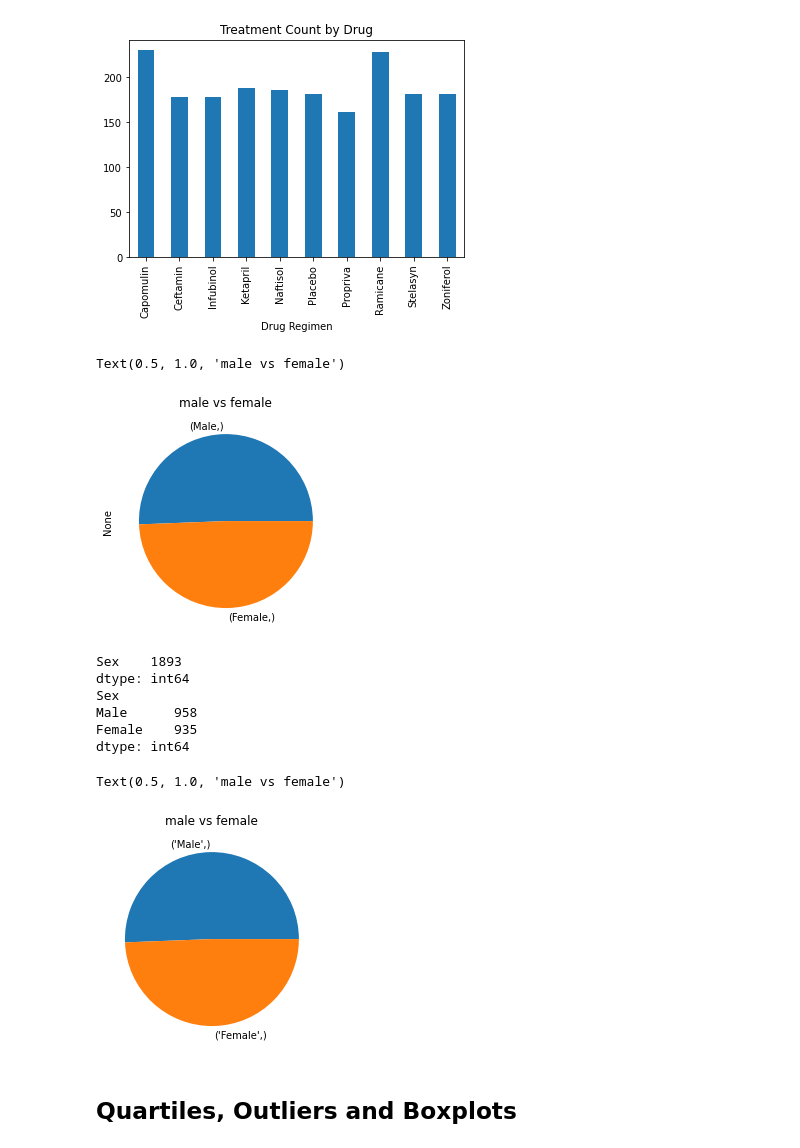
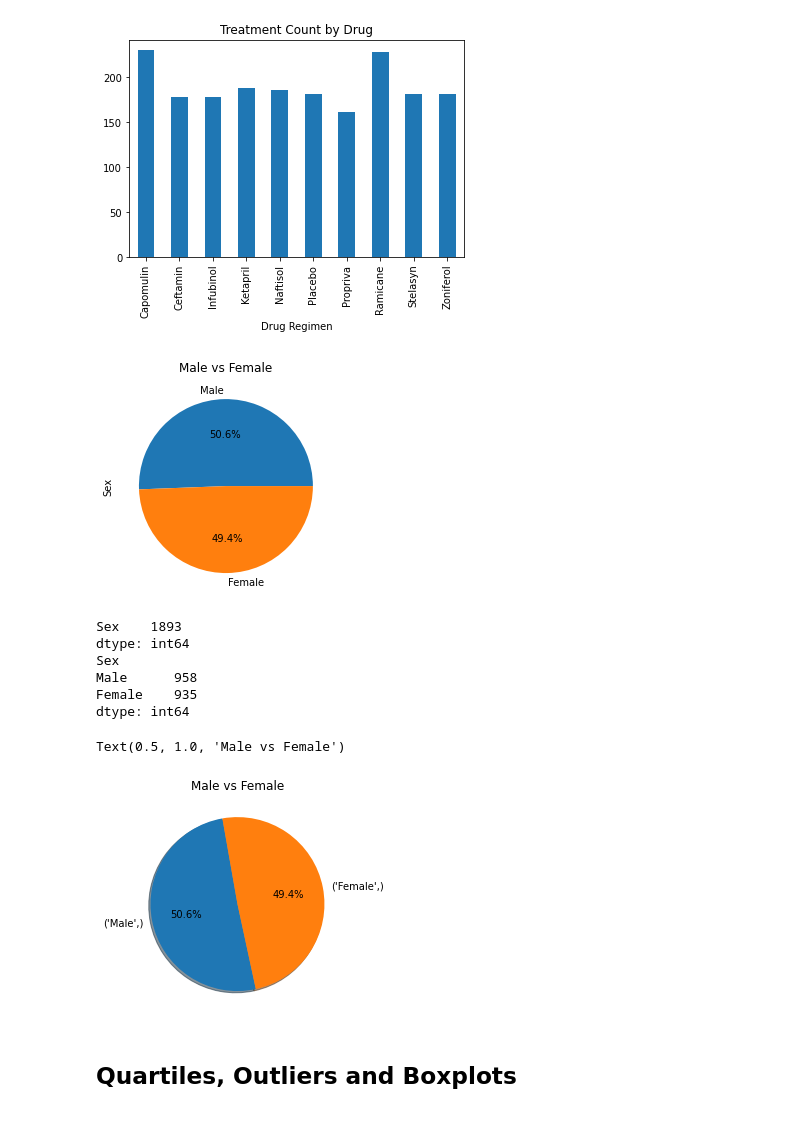
Before and after one commit to justinlpottsco/matplotlib-challenge, a Jupyter notebook: pymaceuticals_starter.ipynb, the cells around one changed output. Drawn from its saved outputs; the diff is of its cells as text; code cells hidden in the pictures.

```diff
--- a/pymaceuticals_starter.ipynb
+++ b/pymaceuticals_starter.ipynb
@@ -162,19 +162,15 @@ Text(0.5, 1.0, 'Treatment Count by Drug')
 [figure]
 # %%
 # Generate a pie plot showing the distribution of female versus male mice using pandas
-Mouse_ID_Column = pd.DataFrame(combinedata["Sex"]).value_counts()
+Mouse_ID_Column = combinedata["Sex"].value_counts()
 
-Mouse_ID_Column.plot(kind = "pie", subplots = True)
+Mouse_ID_Column.plot(kind = "pie", autopct='%1.1f%%')
 
-#autopct='%1.1f%%',shadow=True, fontsize=16, colors =["lightblue","orange"],legend =False)
-plt.title("male vs female")
+plt.title("Male vs Female")
 
-#labels = combinedata.index
-
-#plt.pie(combinedata['Sex'], labels = labels, colors = colors, startangle = 90, autopct='%.1f%%')
+plt.show()
 # %% [output]
-Text(0.5, 1.0, 'male vs female')
-[figure, old version]
+[figure, new version]
 # %%
 print(pd.DataFrame(combinedata["Sex"]).count())
 print(pd.DataFrame(combinedata["Sex"]).value_counts())
@@ -188,13 +184,14 @@ dtype: int64
 # %%
 # Generate a pie plot showing the distribution of female versus male mice using pyplot
 Sex_Column = pd.DataFrame(combinedata["Sex"]).value_counts()
 
-plt.pie(Sex_Column, labels = Sex_Column.index.values)
 
-plt.title("male vs female")
+plt.pie(Sex_Column, labels = Sex_Column.index.values, autopct="%1.1f%%", shadow=True, startangle=100)
+
+plt.title("Male vs Female")
 # %% [output]
-Text(0.5, 1.0, 'male vs female')
+Text(0.5, 1.0, 'Male vs Female')
-[figure, old version]
+[figure, new version]
 # %% [markdown]
 ## Quartiles, Outliers and Boxplots
 # %%
```
Also changed, not shown: parts of 1 cell of this notebook.
